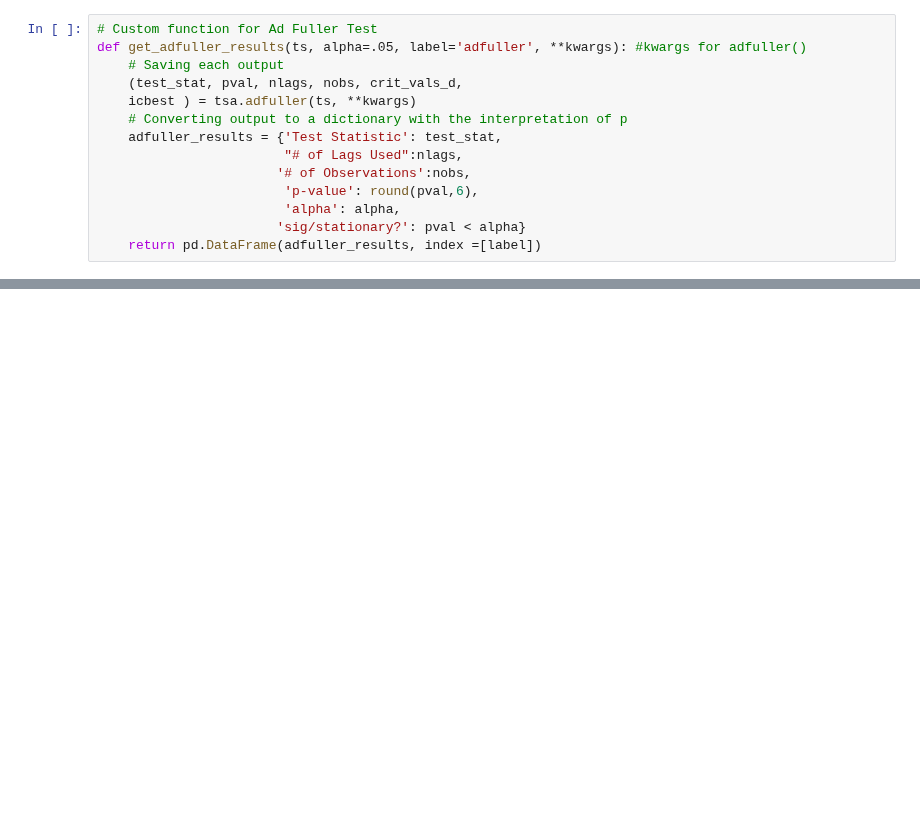
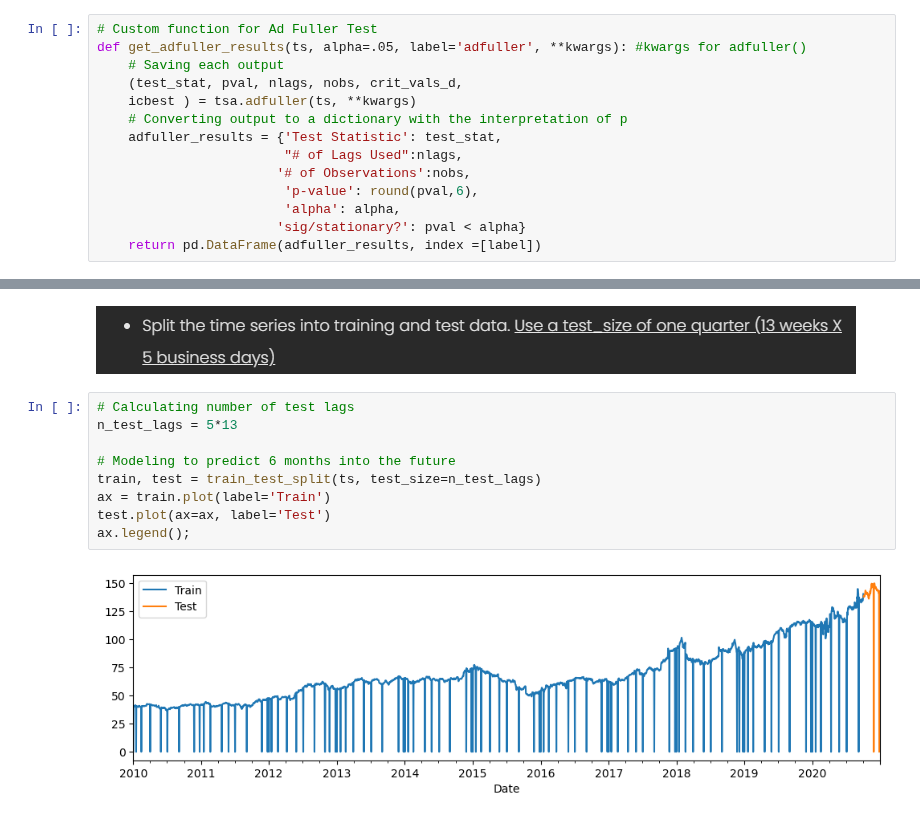
Before and after one commit to lrnrdr/Core-ARIMA-Models, a Jupyter notebook: Core_ARIMA.ipynb, the cells around one changed output, grey strips where cells are left out. Cells and saved outputs as stored; diff of their text form; blank space fills up the shorter version.

```diff
--- a/Core_ARIMA.ipynb
+++ b/Core_ARIMA.ipynb
@@ -75,0 +224,13 @@ dtype: int64
+# %% [markdown]
+![image.png](attachment:d5e42bcb-da6d-4210-a56c-e3aaa2b3a787.png)
+# %%
+# Calculating number of test lags
+n_test_lags = 5*13
+
+# Modeling to predict 6 months into the future
+train, test = train_test_split(ts, test_size=n_test_lags)
+ax = train.plot(label='Train')
+test.plot(ax=ax, label='Test')
+ax.legend();
+# %% [output]
+[figure, added]
```
Also changed, not shown: parts of 24 cells of this notebook.
